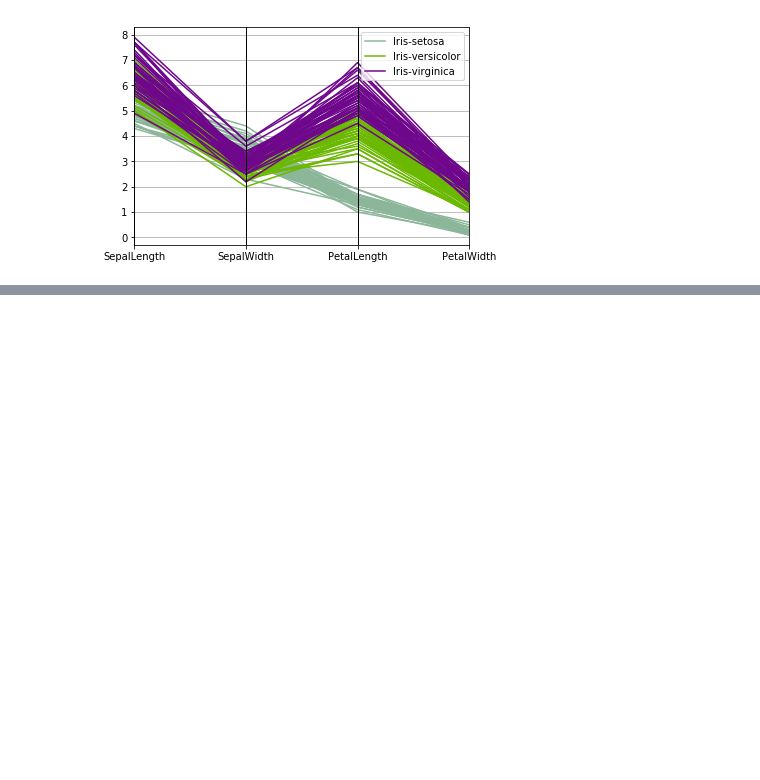
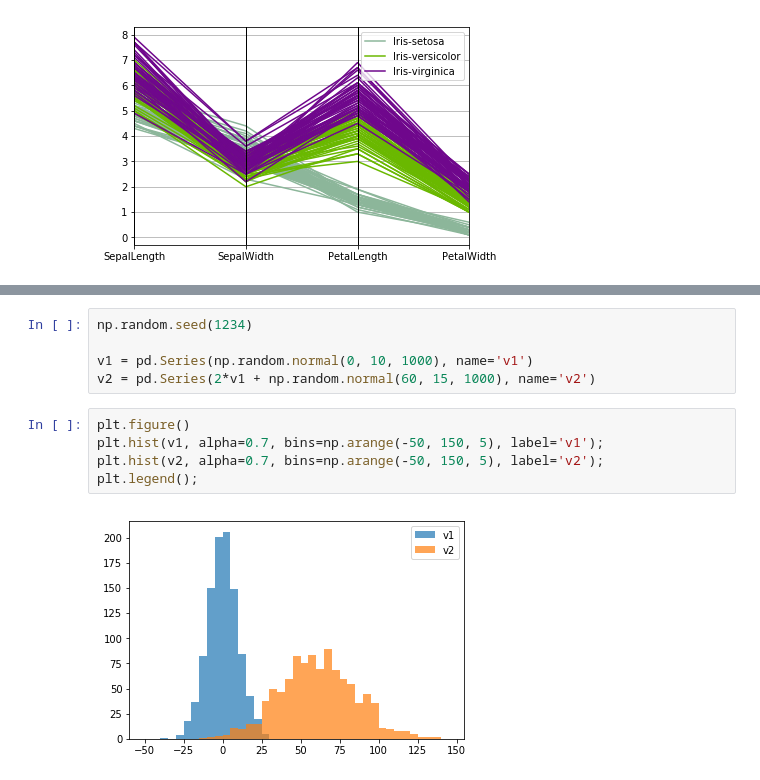
Before and after one commit to johnnyjw/2michds, a Jupyter notebook: week_4.ipynb, the cells around one changed output, grey strips where cells are left out. Drawn from its saved outputs; the diff is of its cells as text; blank space fills up the shorter version.

```diff
--- a/week_4.ipynb
+++ b/week_4.ipynb
@@ -97,0 +107,12 @@ pd.tools.plotting.parallel_coordinates(iris, 'Name');
+# %%
+np.random.seed(1234)
+
+v1 = pd.Series(np.random.normal(0, 10, 1000), name='v1')
+v2 = pd.Series(2*v1 + np.random.normal(60, 15, 1000), name='v2')
+# %%
+plt.figure()
+plt.hist(v1, alpha=0.7, bins=np.arange(-50, 150, 5), label='v1');
+plt.hist(v2, alpha=0.7, bins=np.arange(-50, 150, 5), label='v2');
+plt.legend();
+# %% [output]
+[figure, added]
```
Also changed, not shown: parts of 5 cells of this notebook.
